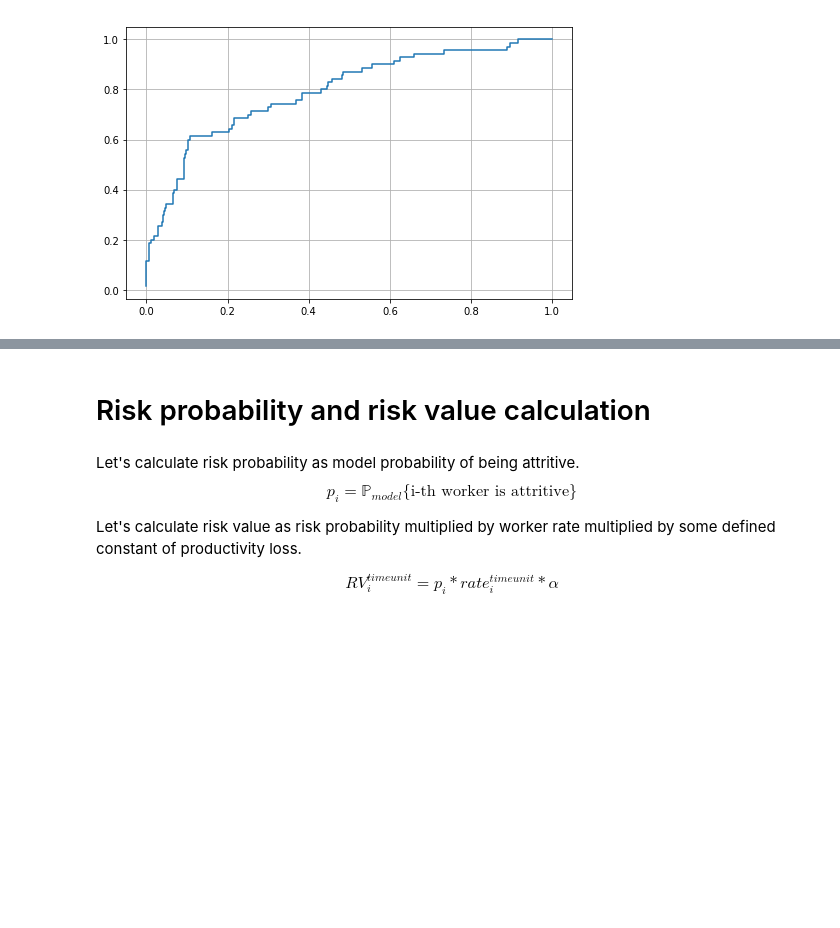
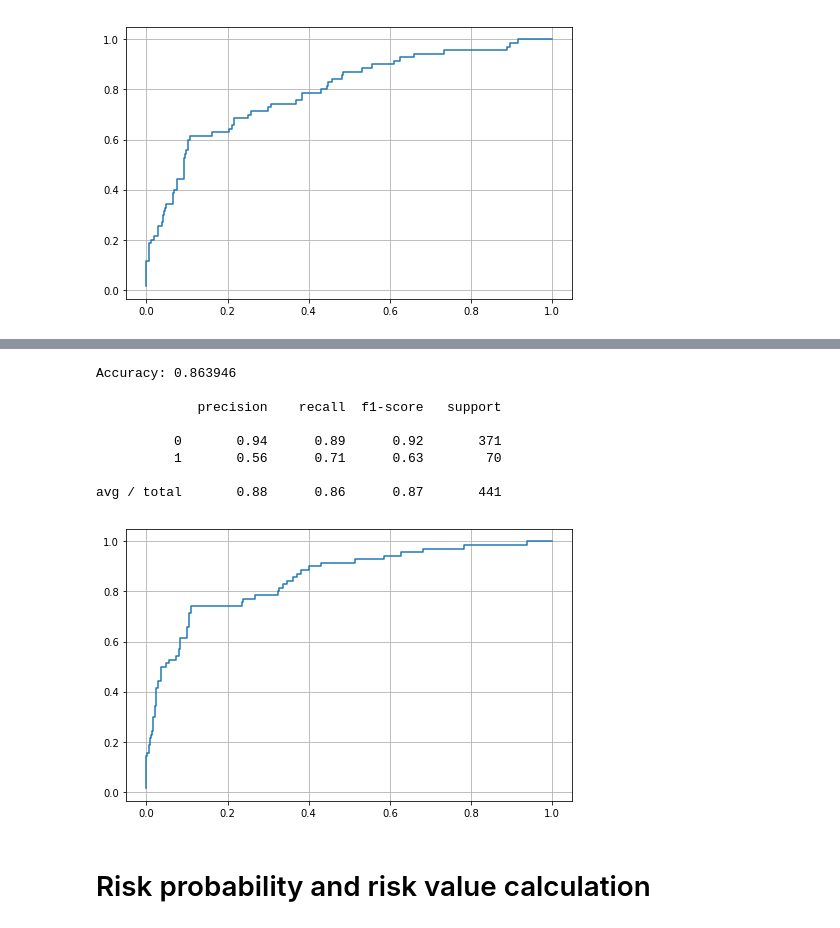
Before and after one commit to fatvlady/risk_analysis_lab, a Jupyter notebook: notebooks/attrition.ipynb, the cells around one changed output, grey strips where cells are left out. Saved outputs shown, nothing was run; the diff lists cells and outputs as text; code cells hidden in the pictures; blank space fills up the shorter version.

```diff
--- a/notebooks/attrition.ipynb
+++ b/notebooks/attrition.ipynb
@@ -668,0 +700,6 @@ avg / total       0.86      0.87      0.87       441
+# %%
+from sklearn.ensemble import VotingClassifier
+vot_svc = VotingClassifier(estimators=[('svc_l', pp_svc_g), ('svc_g', pp_svc_l)],
+                       voting='soft',
+                       n_jobs=-1)
+vot_svc.fit(resample_train, resample_target)
@@ -669,9 +714,14 @@ avg / total       0.86      0.87      0.87       441
+# %%
+vot_svc_predictions = test_validation(vot_svc)
+# %% [output]
+Accuracy: 0.863946
+
+             precision    recall  f1-score   support
+
+          0       0.94      0.89      0.92       371
+          1       0.56      0.71      0.63        70
+
+avg / total       0.88      0.86      0.87       441
+[figure, added]
 # %% [markdown]
 # Risk probability and risk value calculation
-# %% [markdown]
-Let's calculate risk probability as model probability of being attritive.
-$$ p_i = \mathbb{P}_{model}\{\text{i-th worker is attritive}\} $$
-
-Let's calculate risk value as risk probability multiplied by worker rate multiplied by some defined constant of productivity loss.
-
-$$ RV^{timeunit}_i = p_i * rate^{timeunit}_i * \alpha $$
```
Also changed, not shown: parts of 22 cells of this notebook.
